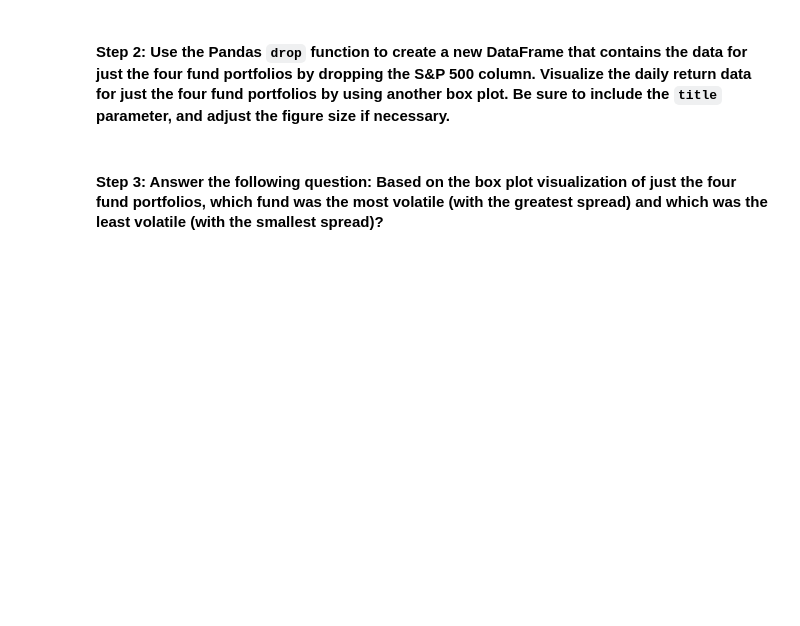
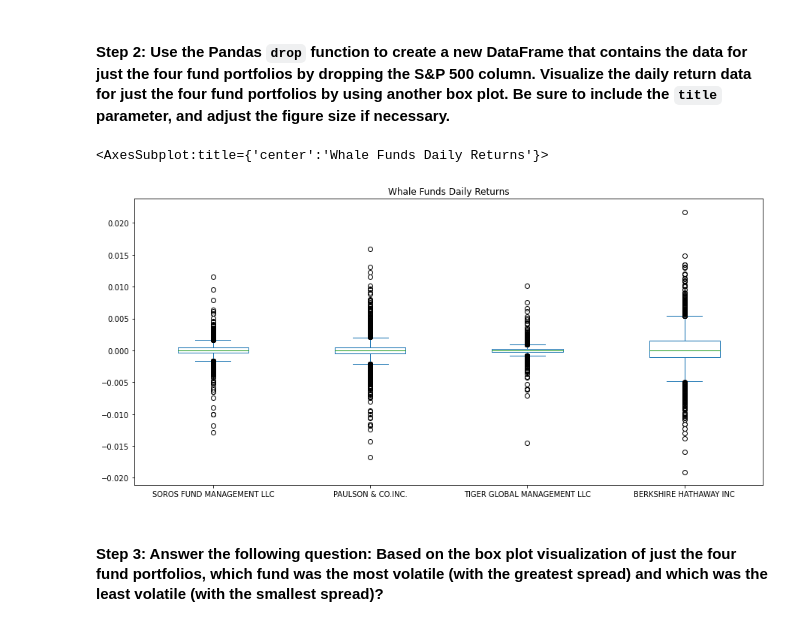
Before and after one commit to mathias1020/Challenge_4, a Jupyter notebook: risk_return_analysis.ipynb, the cells around one changed output. Saved outputs shown, nothing was run; the diff lists cells and outputs as text; code cells hidden in the pictures; blank space fills up the shorter version.

```diff
--- a/risk_return_analysis.ipynb
+++ b/risk_return_analysis.ipynb
@@ -217,8 +217,12 @@ whale_funds_daily_returns.plot.box(figsize= (15, 8), title="Whale Daily Returns
 # %%
 # Create a new DataFrame containing only the 4 fund portfolios by dropping the S&P 500 column from the DataFrame
 # Create box plots to reflect the return data for only the 4 fund portfolios
 # Include a title parameter and adjust the figure size
-# YOUR CODE HERE
+whale_funds_only_daily_returns = whale_funds_daily_returns.drop(columns=["S&P 500"])
+whale_funds_only_daily_returns.plot.box(figsize=(15,7), title="Whale Funds Daily Returns")
+# %% [output]
+<AxesSubplot:title={'center':'Whale Funds Daily Returns'}>
+[figure, added]
 # %% [markdown]
 #### Step 3: Answer the following question: Based on the box plot visualization of just the four fund portfolios, which fund was the most volatile (with the greatest spread) and which was the least volatile (with the smallest spread)?
 # %% [markdown]
```
Also changed, not shown: parts of 6 cells of this notebook.
